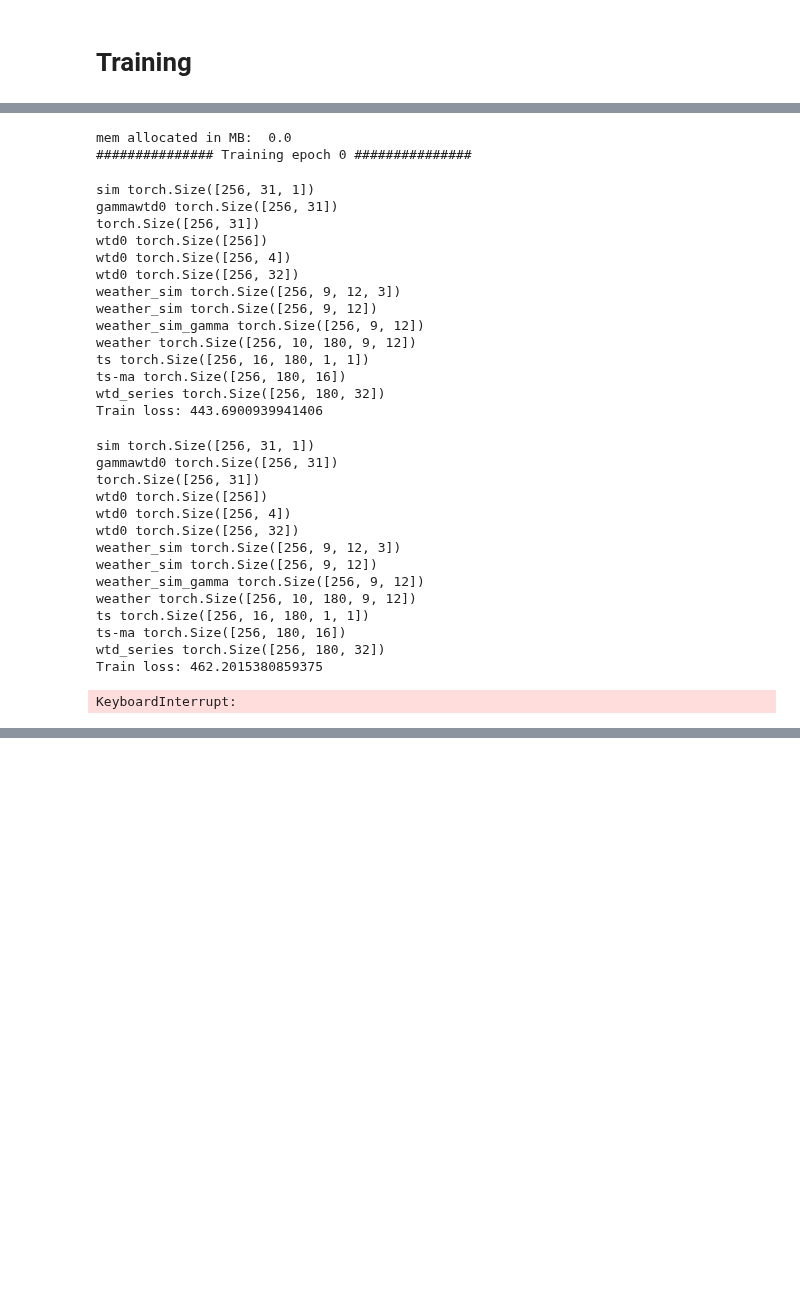
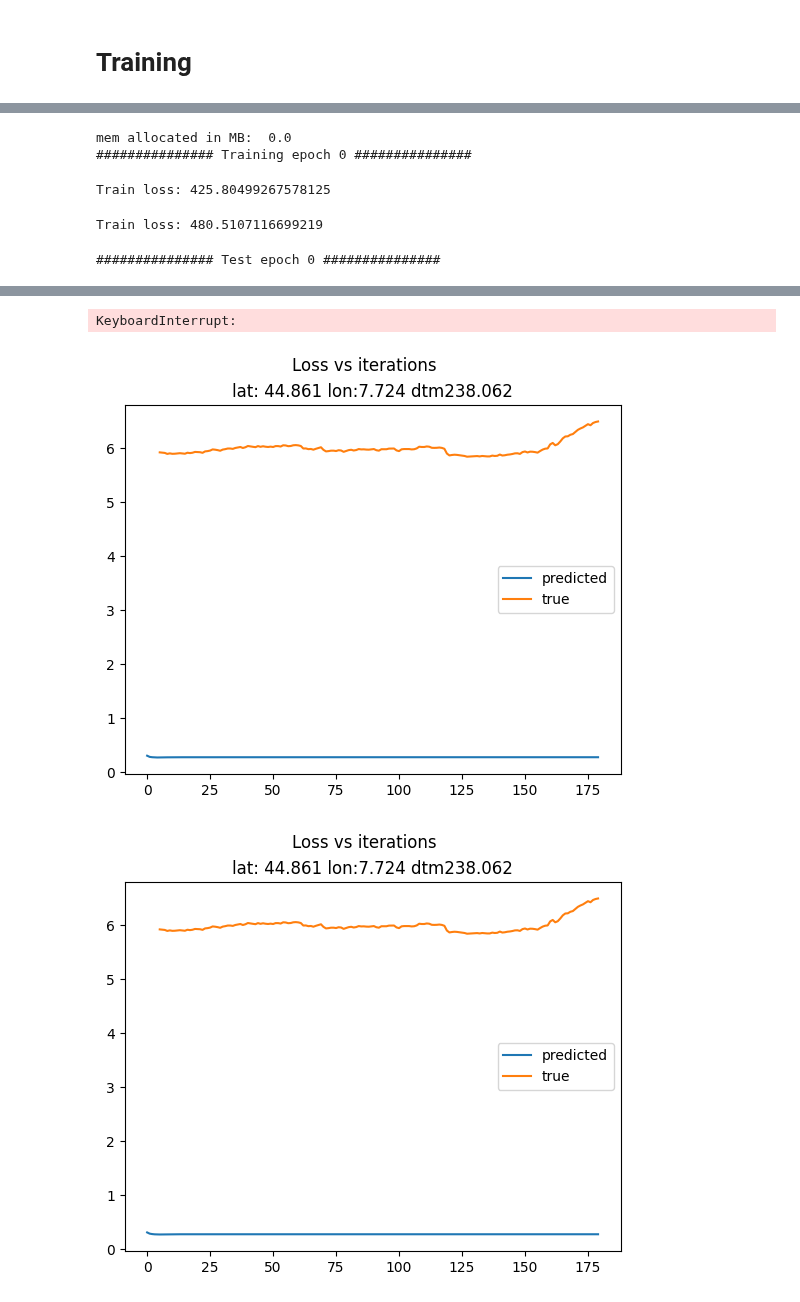
Before and after one commit to Matteo-Salis/physics-guided-gwl, a Jupyter notebook: src/notebooks/meteo_wtd_loader_continuous.ipynb, the cells around one changed output, grey strips where cells are left out. Saved outputs shown, nothing was run; the diff lists cells and outputs as text; code cells hidden in the pictures; blank space fills up the shorter version.

```diff
--- a/src/notebooks/meteo_wtd_loader_continuous.ipynb
+++ b/src/notebooks/meteo_wtd_loader_continuous.ipynb
@@ -430,7 +447,7 @@ weather_dtm = ds.get_weather_dtm()
 weather_coords = torch.cat([weather_coords, weather_dtm], dim = -1)
 
 print('mem allocated in MB: ', torch.cuda.memory_allocated() / 1024**2)
-print(torch.cuda.memory_summary(device=None, abbreviated=False))
+#print(torch.cuda.memory_summary(device=None, abbreviated=False))
 
 for i in range(max_epochs):
 
@@ -469,13 +486,21 @@ for i in range(max_epochs):
                 }
                 wandb.log(metrics)
 
+                if batch_idx == 1:
+                    break
+
     end_time = time.time()
     exec_time = end_time-start_time
 
     wandb.log({"tr_epoch_exec_t" : exec_time})
     # Log the plot
-    wandb.log({"training_pred": plot_predictions(np.arange(0,len(y_hat)), y[-1,:,0], y_hat,
-                                        title = f"lat: {z[-1,0]} lon:{z[-1,1]} dtm{z[-1,2]}")})
+    lat_plot = round(float(z[-1,0].detach().cpu()), 4)
+    lon_plot = round(float(z[-1,1].detach().cpu()), 4)
+    dtm_plot = round(float(z[-1,2].detach().cpu()))
+    wandb.log({"training_pred":wandb.Image(plot_predictions(np.arange(0,dict_files["timesteps"]),
+                                                 y[-1,:].detach().cpu(), y_hat[-1,:].detach().cpu(),
+                                        title = f"lat: {lat_plot} lon:{lon_plot} dtm:{dtm_plot}"))
+               })
 
     model_name = 'model_{}_{}.pt'.format(timestamp, i)
     model_dir = dict_files["save_model_dir"]
@@ -515,12 +540,19 @@ for i in range(max_epochs):
 
                     wandb.log(metrics)
 
+                    if batch_idx == 1:
+                        break
+
     end_time = time.time()
     exec_time = end_time-start_time
     wandb.log({"test_epoch_exec_t" : exec_time})
     # Log the plot
-    wandb.log({"test_pred": plot_predictions(np.arange(0,len(y_hat)), y[-1,:,0], y_hat,
-                                        title = f"lat: {z[-1,0]} lon:{z[-1,1]} dtm{z[-1,2]}")})
+    lat_plot = round(float(z[-1,0].detach().cpu()), 4)
+    lon_plot = round(float(z[-1,1].detach().cpu()), 4)
+    dtm_plot = round(float(z[-1,2].detach().cpu()))
+    wandb.log({"test_pred": wandb.Image(plot_predictions(np.arange(0,dict_files["timesteps"]), y[-1,:].detach().cpu(), y_hat[-1,:].detach().cpu(),
+                                        title = f"lat: {lat_plot} lon:{lon_plot} dtm:{dtm_plot}"))
+               })
 
 
 wandb.finish()
@@ -529,32 +561,6 @@ print(f"Execution time: {end_time-start_time}s")
 # %% [output]
 mem allocated in MB:  0.0
 ############### Training epoch 0 ###############
-sim torch.Size([256, 31, 1])
-gammawtd0 torch.Size([256, 31])
-torch.Size([256, 31])
-wtd0 torch.Size([256])
-wtd0 torch.Size([256, 4])
-wtd0 torch.Size([256, 32])
-weather_sim torch.Size([256, 9, 12, 3])
-weather_sim torch.Size([256, 9, 12])
-weather_sim_gamma torch.Size([256, 9, 12])
-weather torch.Size([256, 10, 180, 9, 12])
-ts torch.Size([256, 16, 180, 1, 1])
-ts-ma torch.Size([256, 180, 16])
-wtd_series torch.Size([256, 180, 32])
-Train loss: 443.6900939941406
+Train loss: 425.80499267578125
-sim torch.Size([256, 31, 1])
-gammawtd0 torch.Size([256, 31])
-torch.Size([256, 31])
-wtd0 torch.Size([256])
-wtd0 torch.Size([256, 4])
-wtd0 torch.Size([256, 32])
-weather_sim torch.Size([256, 9, 12, 3])
-weather_sim torch.Size([256, 9, 12])
-weather_sim_gamma torch.Size([256, 9, 12])
-weather torch.Size([256, 10, 180, 9, 12])
-ts torch.Size([256, 16, 180, 1, 1])
-ts-ma torch.Size([256, 180, 16])
-wtd_series torch.Size([256, 180, 32])
-Train loss: 462.2015380859375
+Train loss: 480.5107116699219
-KeyboardInterrupt:
+############### Test epoch 0 ###############
@@ -560,0 +570,3 @@ KeyboardInterrupt:
+KeyboardInterrupt:
+[figure, added]
+[figure, added]
```
Also changed, not shown: parts of 7 cells of this notebook, 1 other file.
